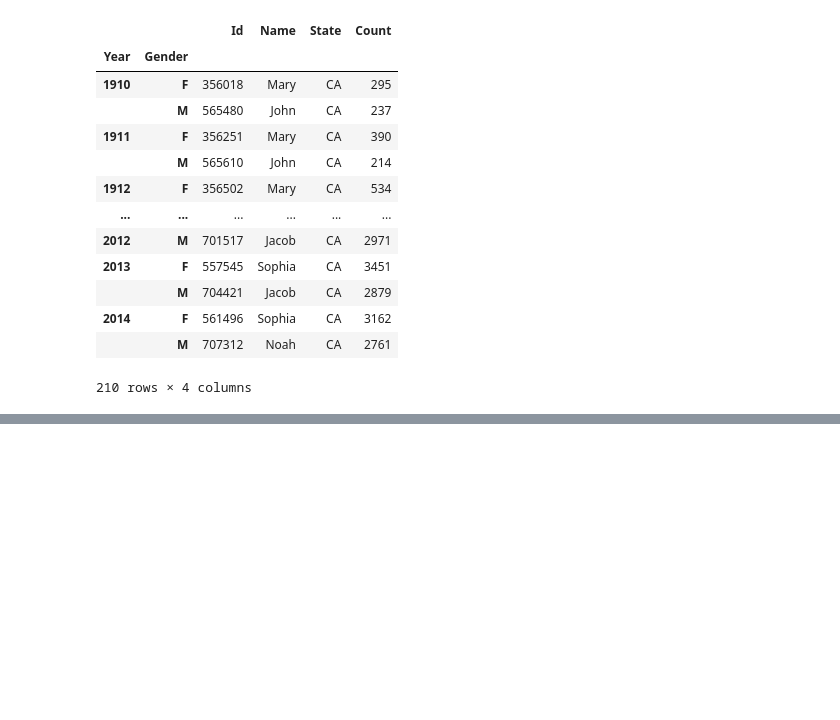
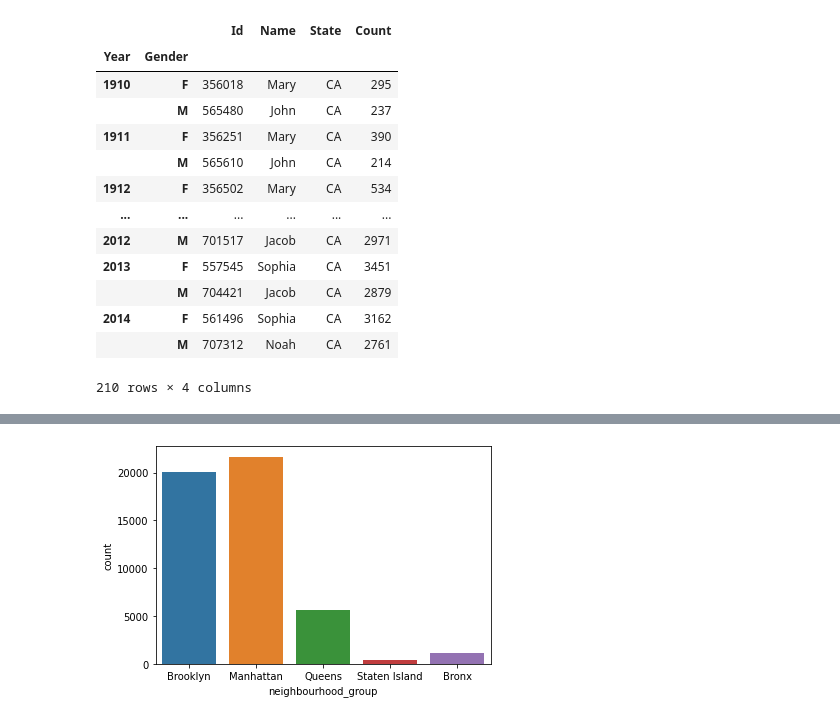
Before and after one commit to bhagu/1000-Days-Of-Code, a Jupyter notebook: Intro_to_Data_Science_LL.ipynb, the cells around one changed output, grey strips where cells are left out. Cells and saved outputs as stored; diff of their text form; code cells hidden in the pictures; blank space fills up the shorter version.

```diff
--- a/Intro_to_Data_Science_LL.ipynb
+++ b/Intro_to_Data_Science_LL.ipynb
@@ -160,0 +329,2 @@ ca_grouped
+# %%
+listings = pd.read_csv("Airbnb_NYC_2019.csv")
@@ -160,0 +347,5 @@ ca_grouped
+# %%
+sn.countplot(x = 'neighbourhood_group', data = listings)
+plt.show()
+# %% [output]
+[figure, added]
```
Also changed, not shown: parts of 26 cells of this notebook.
